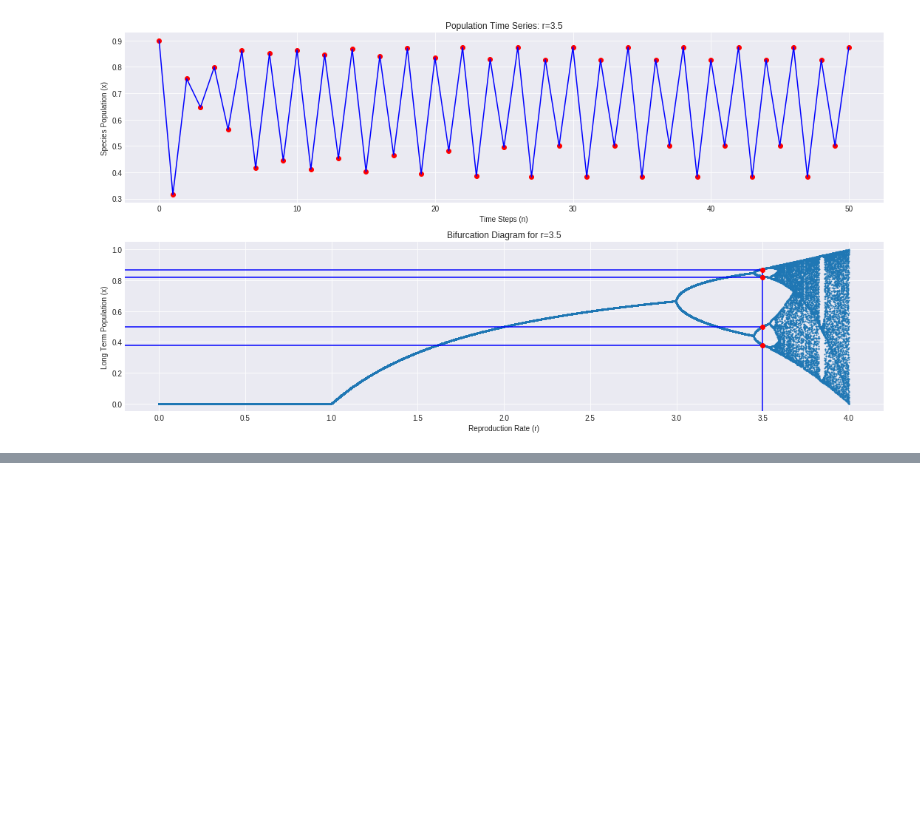
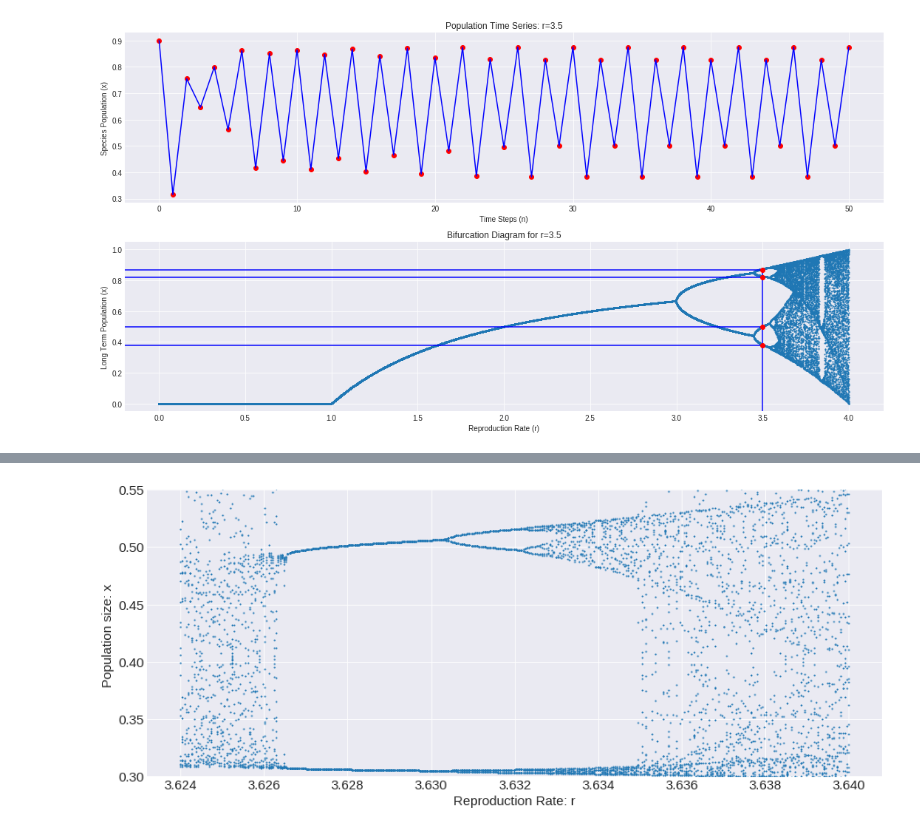
Before and after one commit to JuanCReyes1/DataScienceinPython, a Jupyter notebook: ChaosControlandSynchronization.ipynb, the cells around one changed output, grey strips where cells are left out. Saved outputs shown, nothing was run; the diff lists cells and outputs as text; code cells hidden in the pictures; blank space fills up the shorter version.

```diff
--- a/ChaosControlandSynchronization.ipynb
+++ b/ChaosControlandSynchronization.ipynb
@@ -434,0 +570,37 @@ plt.tight_layout()
+# %%
+#@title <h1><center>Islands of Stability in Chaos</center></h1>
+import numpy as np
+#Plot Styles
+import matplotlib.pyplot as plt
+import matplotlib.style as style
+style.use('seaborn-darkgrid')
+
+def f(x, r):
+    return r * x * (1 - x)
+
+ys = []
+#rs = np.linspace(0, 4, 2000)
+rs = np.linspace(3.624, 3.64, 350) # For Zoomed In Figure
+for r in rs:
+    x = 0.1
+    for i in range(500):
+        x = f(x, r)
+    for i in range(50):
+        x = f(x, r)
+        ys.append([r, x])
+
+ys = np.array(ys)
+
+fig, ax = plt.subplots(figsize=(15, 6))
+plt.plot(ys[:, 0], ys[:, 1],'.', markersize=2)
+plt.ylim(ymax = 0.55, ymin = 0.3)
+#Vertical Lines, will come in handy in a bit
+#plt.axvline(x=3.625,color='r')
+#plt.axvline(x=3.635, ymin=0, ymax=1,linewidth=1.5,color='r')
+
+plt.xlabel('Reproduction Rate: r', fontsize=15)
+plt.ylabel('Population size: x ', fontsize=15)
+plt.tick_params(labelsize=15)
+plt.show()
+# %% [output]
+[figure, added]
```
Also changed, not shown: parts of 9 cells of this notebook.
